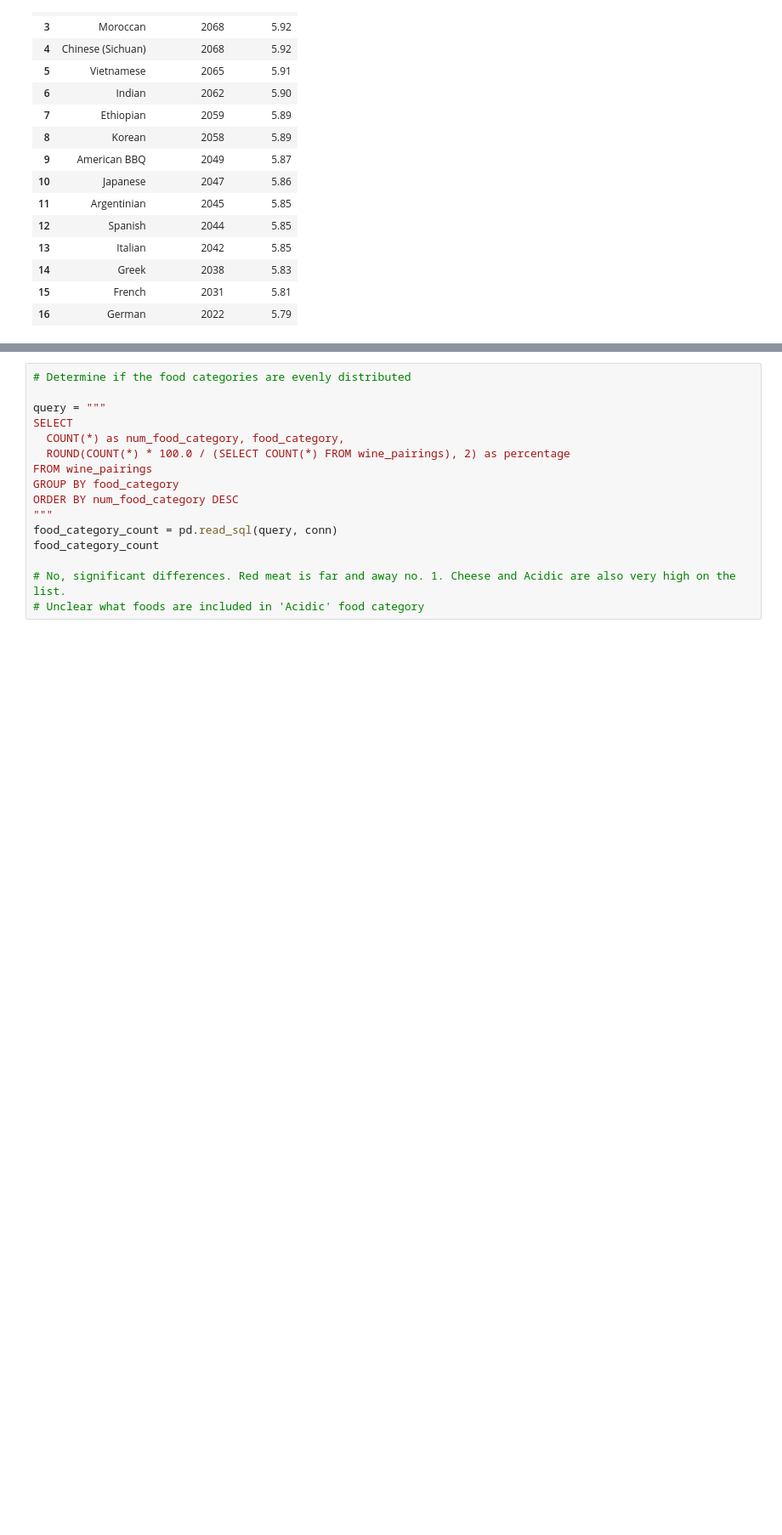
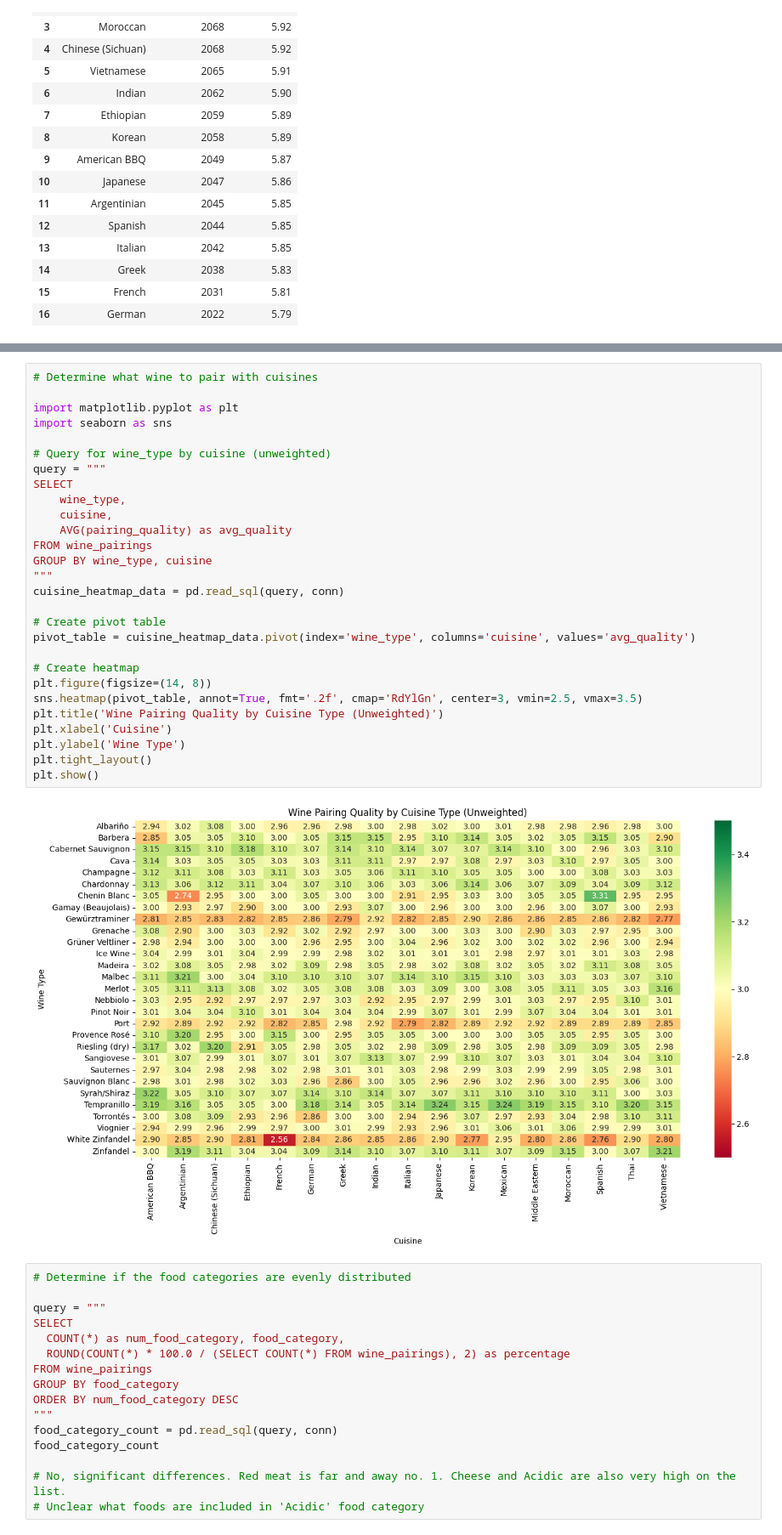
Before and after one commit to hammelltime/wine-pairing-analysis, a Jupyter notebook: wine_pairing_analysis.ipynb, the cells around one changed output, grey strips where cells are left out. Shown at 85% size. Cells and saved outputs as stored; diff of their text form; blank space fills up the shorter version.

Commit message:
Add files via upload
Added averages by cuisine in table and heat map

```diff
--- a/wine_pairing_analysis.ipynb
+++ b/wine_pairing_analysis.ipynb
@@ -79,3 +112,33 @@ cuisine_count
+# %%
+# Determine what wine to pair with cuisines
+
+import matplotlib.pyplot as plt
+import seaborn as sns
+
+# Query for wine_type by cuisine (unweighted)
+query = """
+SELECT
+    wine_type,
+    cuisine,
+    AVG(pairing_quality) as avg_quality
+FROM wine_pairings
+GROUP BY wine_type, cuisine
+"""
+cuisine_heatmap_data = pd.read_sql(query, conn)
+
+# Create pivot table
+pivot_table = cuisine_heatmap_data.pivot(index='wine_type', columns='cuisine', values='avg_quality')
+
+# Create heatmap
+plt.figure(figsize=(14, 8))
+sns.heatmap(pivot_table, annot=True, fmt='.2f', cmap='RdYlGn', center=3, vmin=2.5, vmax=3.5)
+plt.title('Wine Pairing Quality by Cuisine Type (Unweighted)')
+plt.xlabel('Cuisine')
+plt.ylabel('Wine Type')
+plt.tight_layout()
+plt.show()
+# %% [output]
+[figure, added]
 # %%
 # Determine if the food categories are evenly distributed
 
```
Also changed, not shown: parts of 2 cells of this notebook.
